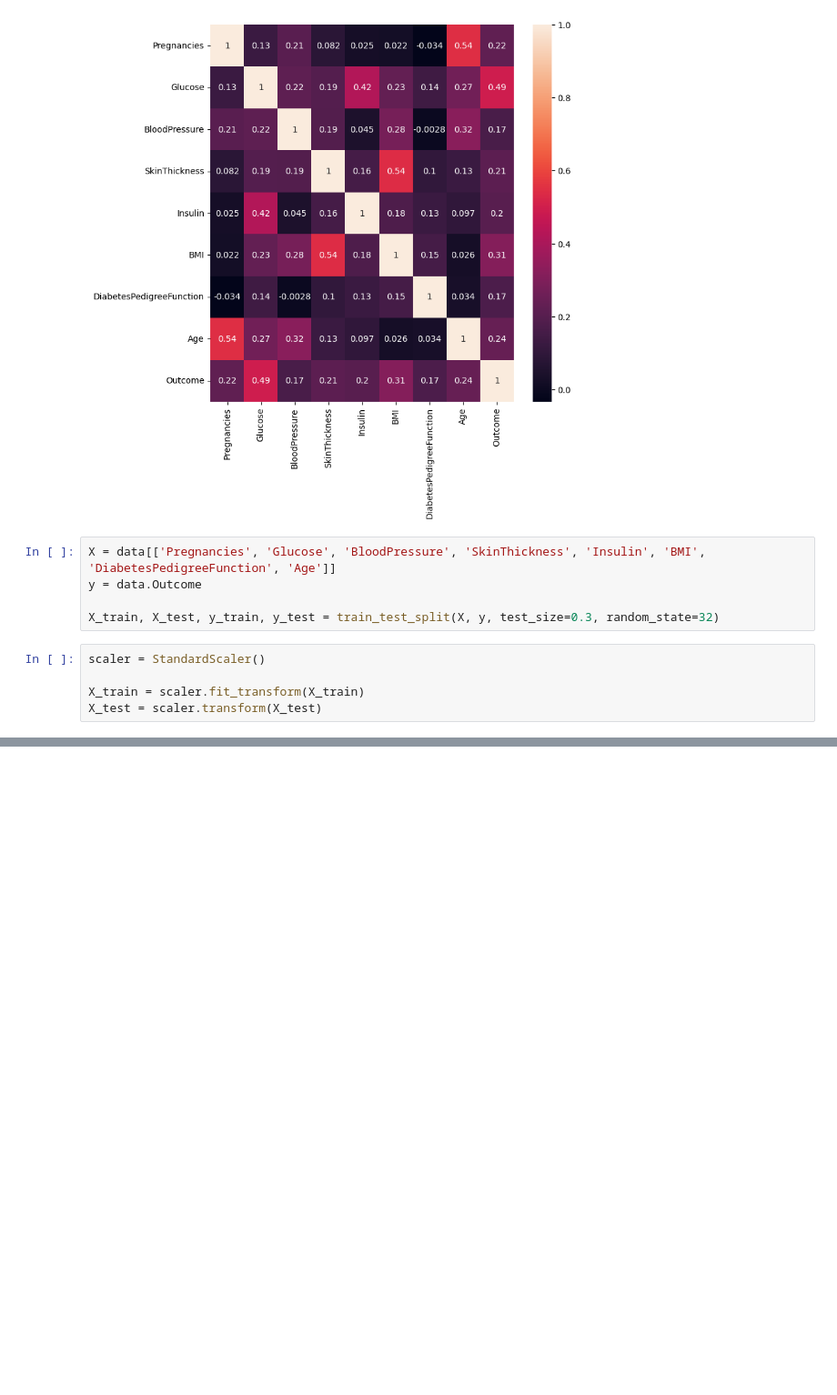
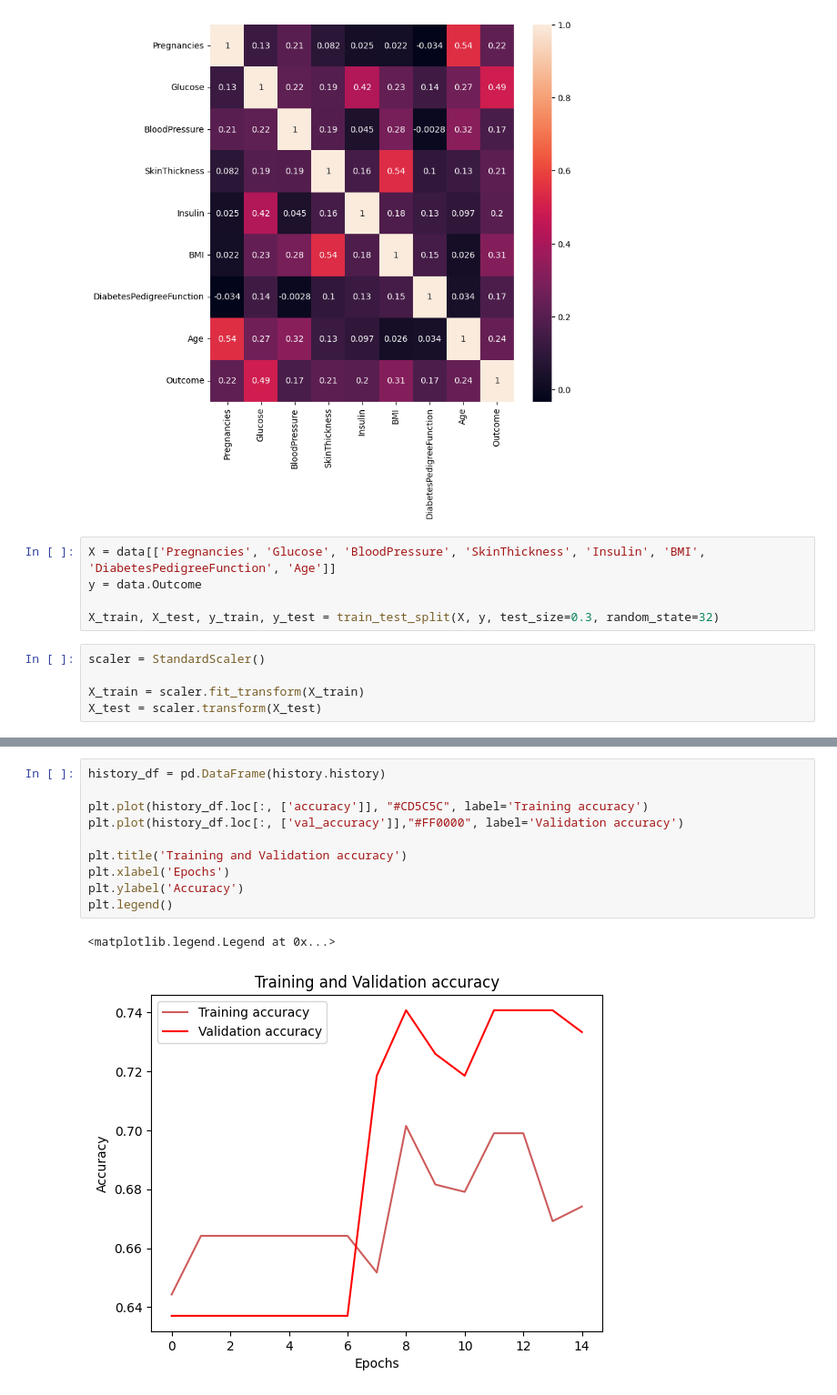
Before and after one commit to pkdc/predict-diabetes, a Jupyter notebook: notebooks/predict_diabetes.ipynb, the cells around one changed output, grey strips where cells are left out. Shown: that part at 91% size. Drawn from its saved outputs; the diff is of its cells as text; blank space fills up the shorter version.

```diff
--- a/notebooks/predict_diabetes.ipynb
+++ b/notebooks/predict_diabetes.ipynb
@@ -195,0 +208,13 @@ val_accuracy is: 73.23%
+# %%
+history_df = pd.DataFrame(history.history)
+
+plt.plot(history_df.loc[:, ['accuracy']], "#CD5C5C", label='Training accuracy')
+plt.plot(history_df.loc[:, ['val_accuracy']],"#FF0000", label='Validation accuracy')
+
+plt.title('Training and Validation accuracy')
+plt.xlabel('Epochs')
+plt.ylabel('Accuracy')
+plt.legend()
+# %% [output]
+<matplotlib.legend.Legend at 0x...>
+[figure, added]
```
Also changed, not shown: parts of 7 cells of this notebook, 1 other file.
